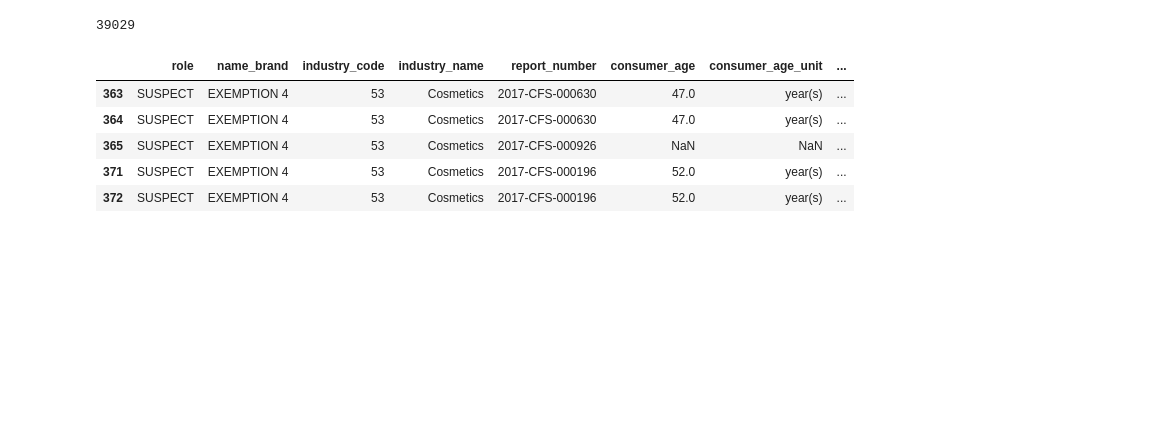
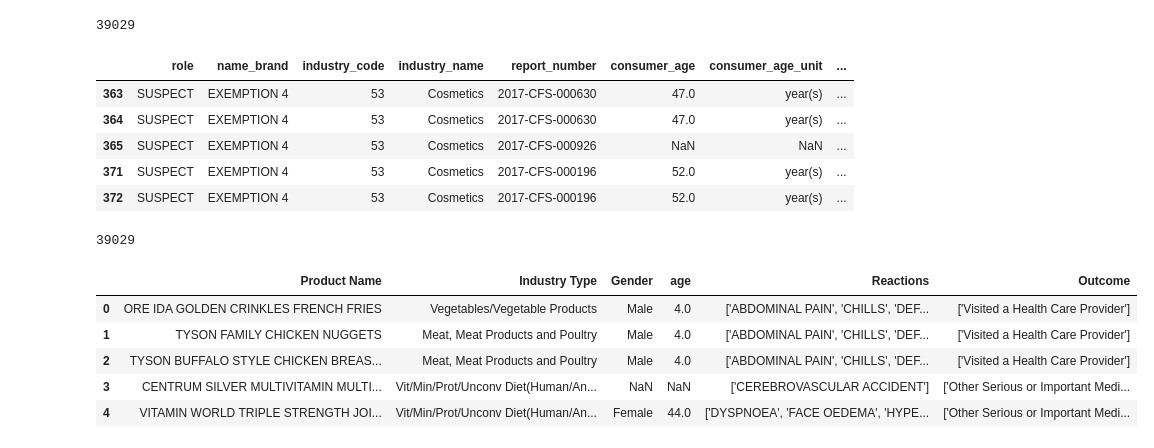
Before and after one commit to Mackshow/Project-3---Food-Recall-Data, a Jupyter notebook: Food Event working (incomplete).ipynb, the cells around one changed output. Saved outputs shown, nothing was run; the diff lists cells and outputs as text; code cells hidden in the pictures; blank space fills up the shorter version.

```diff
--- a/Food Event working (incomplete).ipynb
+++ b/Food Event working (incomplete).ipynb
@@ -106,3 +106,37 @@ cancer_df.head()
 | 365 | SUSPECT | EXEMPTION 4 | 53 | Cosmetics | 2017-CFS-000926 | NaN | NaN | ... |
 | 371 | SUSPECT | EXEMPTION 4 | 53 | Cosmetics | 2017-CFS-000196 | 52.0 | year(s) | ... |
 | 372 | SUSPECT | EXEMPTION 4 | 53 | Cosmetics | 2017-CFS-000196 | 52.0 | year(s) | ... |
+# %%
+cancer_count_total = food_df['reactions'].str.contains('cancer').sum()
+print(cancer_count_total)
+# %% [output]
+39029
+# %%
+name_brand = food_df['name_brand']
+industry_name = food_df['industry_name']
+consumer_gender = food_df['consumer_gender']
+consumer_age = food_df['consumer_age']
+reactions = food_df['reactions']
+outcomes = food_df['outcomes']
+
+
+# Create a DataFrame
+female_cancer_newTable = pd.DataFrame({
+            "Product Name": name_brand,
+            "Industry Type": industry_name,
+            "Gender": consumer_gender,
+            "age": consumer_age,
+            "Reactions": reactions,
+            "Outcome": outcomes,})
+
+female_cancer_newTable.head()
+
+#formatting
+#female_cancer_newTable["Product Name"] = female_cancer_newTable["Product Name"].map()
+# %% [output]
+|  | Product Name | Industry Type | Gender | age | Reactions | Outcome |
+| 0 | ORE IDA GOLDEN CRINKLES FRENCH FRIES | Vegetables/Vegetable Products | Male | 4.0 | ['ABDOMINAL PAIN', 'CHILLS', 'DEF... | ['Visited a Health Care Provider'] |
+| 1 | TYSON FAMILY CHICKEN NUGGETS | Meat, Meat Products and Poultry | Male | 4.0 | ['ABDOMINAL PAIN', 'CHILLS', 'DEF... | ['Visited a Health Care Provider'] |
+| 2 | TYSON BUFFALO STYLE CHICKEN BREAS... | Meat, Meat Products and Poultry | Male | 4.0 | ['ABDOMINAL PAIN', 'CHILLS', 'DEF... | ['Visited a Health Care Provider'] |
+| 3 | CENTRUM SILVER MULTIVITAMIN MULTI... | Vit/Min/Prot/Unconv Diet(Human/An... | NaN | NaN | ['CEREBROVASCULAR ACCIDENT'] | ['Other Serious or Important Medi... |
+| 4 | VITAMIN WORLD TRIPLE STRENGTH JOI... | Vit/Min/Prot/Unconv Diet(Human/An... | Female | 44.0 | ['DYSPNOEA', 'FACE OEDEMA', 'HYPE... | ['Other Serious or Important Medi... |
```
Also changed, not shown: parts of 11 cells of this notebook.
